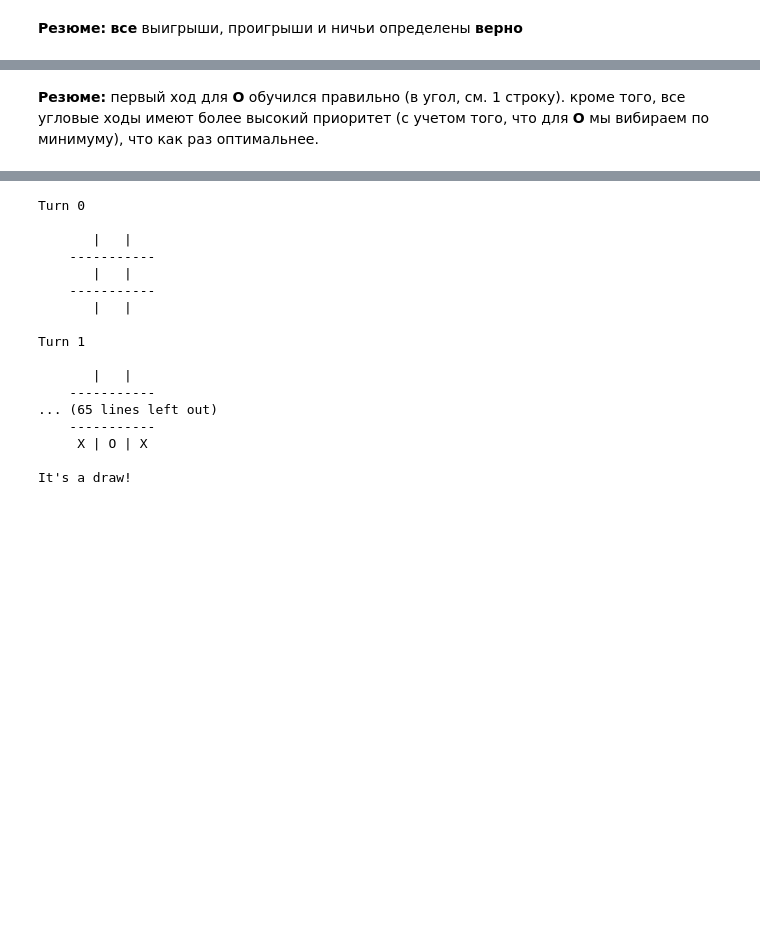
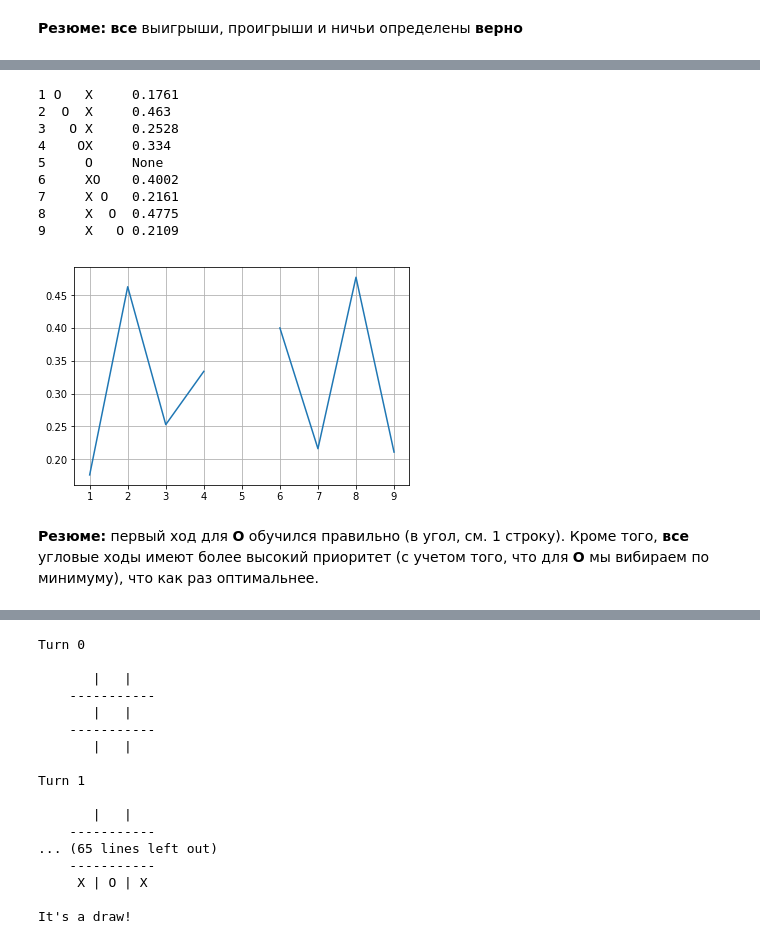
Before and after one commit to shereshevskiy/otus_deep_learning_dle-2020-04, a Jupyter notebook: 16_rl_practice_tic-tac-toe/hw16_tictactoe_V-func_v4_vdelta.ipynb, the cells around one changed output, grey strips where cells are left out. Saved outputs shown, nothing was run; the diff lists cells and outputs as text; code cells hidden in the pictures; blank space fills up the shorter version.

```diff
--- a/16_rl_practice_tic-tac-toe/hw16_tictactoe_V-func_v4_vdelta.ipynb
+++ b/16_rl_practice_tic-tac-toe/hw16_tictactoe_V-func_v4_vdelta.ipynb
@@ -486,2 +501,29 @@ for i in range(9):
+# %%
+move_values = []
+for i in range(9):
+    move = [' '] * 9
+    move[4] = 'X'
+    move[i] = 'O'
+    move = ''.join(move)
+    state = ''.join(state)
+    if i + 1 == 5:
+        move_value = None
+    else:
+        move_value = round(agent.state_value(move).item(), 4)
+    print(i + 1, move, move_value)
+    move_values.append(move_value)
+plt.plot(range(1, len(move_values)+1), move_values);
+plt.grid()
+# %% [output]
+1 O   X     0.1761
+2  O  X     0.463
+3   O X     0.2528
+4    OX     0.334
+5     O     None
+6     XO    0.4002
+7     X O   0.2161
+8     X  O  0.4775
+9     X   O 0.2109
+[figure, added]
 # %% [markdown]
-**Резюме:** первый ход для **О** обучился правильно (в угол, см. 1 строку). кроме того, все угловые ходы имеют более высокий приоритет (с учетом того, что для **О** мы вибираем по минимуму), что как раз оптимальнее.
+**Резюме:** первый ход для **О** обучился правильно (в угол, см. 1 строку). Кроме того, **все** угловые ходы имеют более высокий приоритет (с учетом того, что для **О** мы вибираем по минимуму), что как раз оптимальнее.
```
Also changed, not shown: parts of 20 cells of this notebook, 7 other files.
